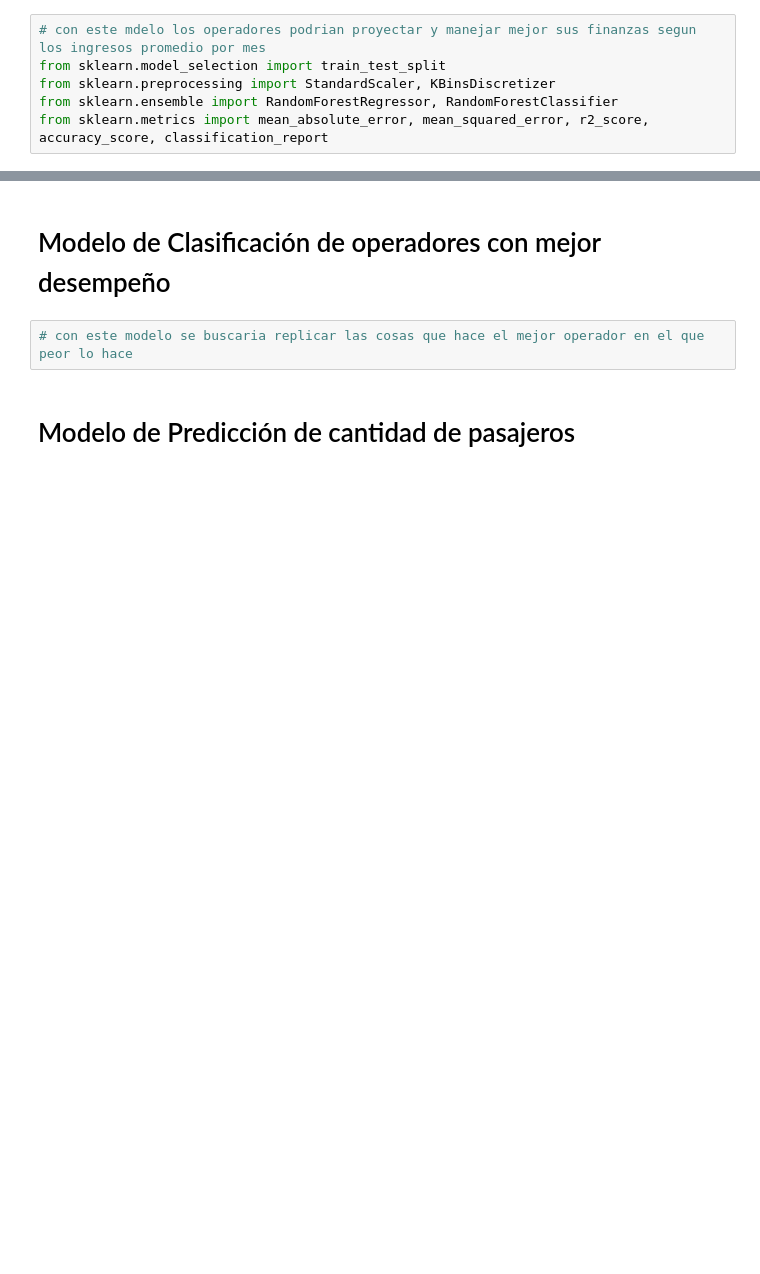
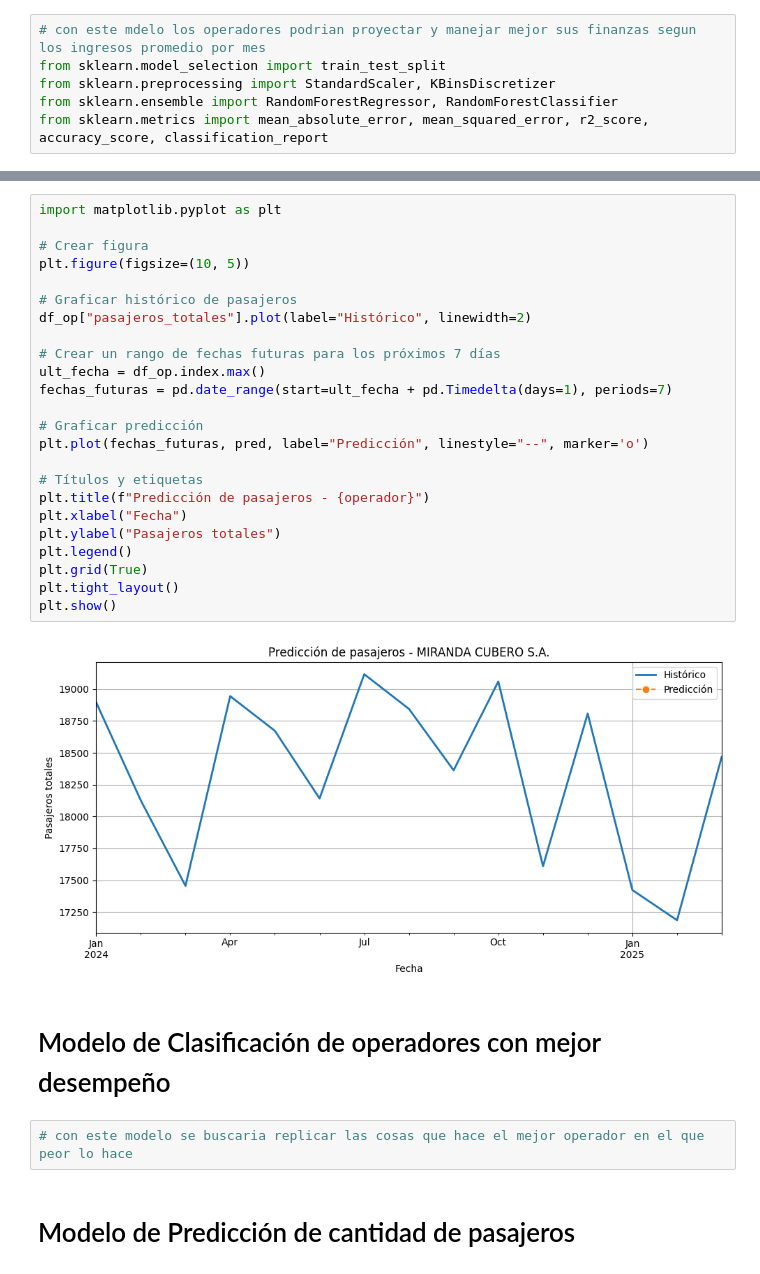
Before and after one commit to keilynagc/transporteCR, a Jupyter notebook: src/data_analysis.ipynb, the cells around one changed output, grey strips where cells are left out. Drawn from its saved outputs; the diff is of its cells as text; blank space fills up the shorter version.

```diff
--- a/src/data_analysis.ipynb
+++ b/src/data_analysis.ipynb
@@ -244,3 +407,29 @@ y = df["Ingresos"]
+# %%
+import matplotlib.pyplot as plt
+
+# Crear figura
+plt.figure(figsize=(10, 5))
+
+# Graficar histórico de pasajeros
+df_op["pasajeros_totales"].plot(label="Histórico", linewidth=2)
+
+# Crear un rango de fechas futuras para los próximos 7 días
+ult_fecha = df_op.index.max()
+fechas_futuras = pd.date_range(start=ult_fecha + pd.Timedelta(days=1), periods=7)
+
+# Graficar predicción
+plt.plot(fechas_futuras, pred, label="Predicción", linestyle="--", marker='o')
+
+# Títulos y etiquetas
+plt.title(f"Predicción de pasajeros - {operador}")
+plt.xlabel("Fecha")
+plt.ylabel("Pasajeros totales")
+plt.legend()
+plt.grid(True)
+plt.tight_layout()
+plt.show()
+# %% [output]
+[figure, added]
 # %% [markdown]
 # Modelo de Clasificación de operadores con mejor desempeño
 # %%
```
Also changed, not shown: parts of 23 cells of this notebook.
